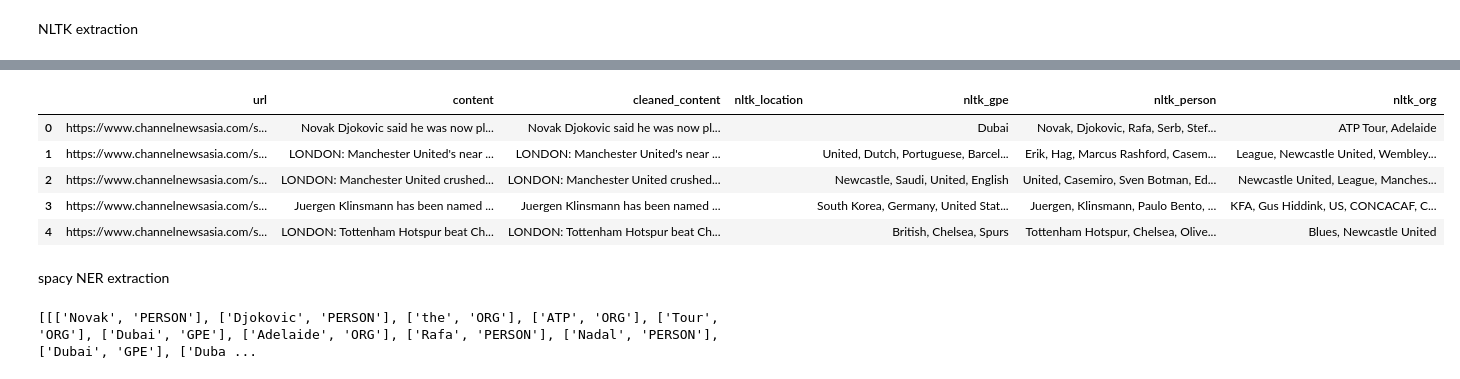
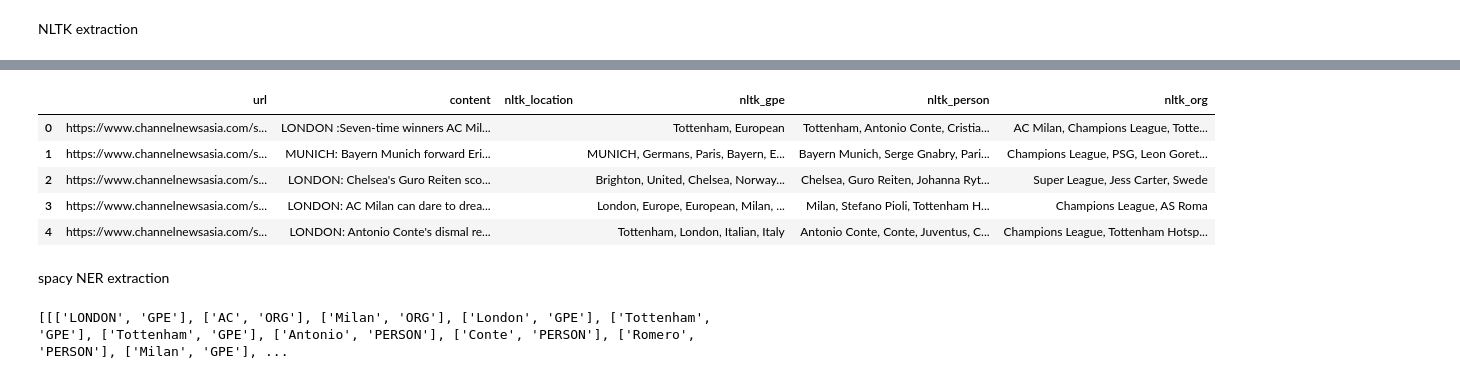
Before and after one commit to christine-kwan/News-Summarization, a Jupyter notebook: NER extraction.ipynb, the cells around one changed output, grey strips where cells are left out. Drawn from its saved outputs; the diff is of its cells as text; code cells hidden in the pictures.

```diff
--- a/NER extraction.ipynb
+++ b/NER extraction.ipynb
@@ -276,14 +241,10 @@ cnn.to_csv('cnn_cleaned_with_NER.csv')
 ### cna news
 # %%
 # Merging cna news into 1 dataframe
-cna_27feb = pd.read_csv('cna_27feb.csv')
-cna_28feb = pd.read_csv('cna_28feb.csv')
-cna_1mar = pd.read_csv('cna_1mar.csv')
-cna_2mar = pd.read_csv('cna_2mar.csv')
-cna_3mar = pd.read_csv('cna_3mar.csv')
-cna_8mar = pd.read_csv('cna_8mar.csv')
-cna_9mar = pd.read_csv('cna_9mar.csv')
-cna = pd.concat([cna_27feb, cna_28feb, cna_1mar, cna_2mar, cna_3mar, cna_8mar, cna_9mar])
+path = r'./text_preprocessing/cna_FINAL.csv' # use your path
+
+cna = pd.read_csv(path)
+cna = cna.loc[:,['url','content']]
 print(cna.shape)
-cna.head()
+cna
 # %% [output]
@@ -304,4 +264,0 @@ print(cleaned)
-# %%
-cna['cleaned_content'] = cleaned
-
-cna.head()
@@ -351,34 +301,34 @@ print(org_with_brac)
 # %%
 cna['location_with_brac'] = location_with_brac
 cna['gpe_with_brac'] = gpe_with_brac
 cna['person_with_brac'] = person_with_brac
 cna['org_with_brac'] = org_with_brac
 
 cna['nltk_location']=cna['location_with_brac'].apply(lambda x: ','.join(map(str, x)))
 cna['nltk_gpe'] = cna['gpe_with_brac'].apply(lambda x: ', '.join(map(str, x)))
 cna['nltk_person'] = cna['person_with_brac'].apply(lambda x: ', '.join(map(str, x)))
 cna['nltk_org'] = cna['org_with_brac'].apply(lambda x: ', '.join(map(str, x)))
 
-cna = cna.drop(columns=['location_with_brac','gpe_with_brac','person_with_brac', 'org_with_brac', 'Unnamed: 0'],axis = 1)
+cna = cna.drop(columns=['location_with_brac','gpe_with_brac','person_with_brac', 'org_with_brac'],axis = 1)
 
 cna.head()
 # %% [output]
-|  | url | content | cleaned_content | nltk_location | nltk_gpe | nltk_person | nltk_org |
-| 0 | https://www.channelnewsasia.com/s... | Novak Djokovic said he was now pl... | Novak Djokovic said he was now pl... |  | Dubai | Novak, Djokovic, Rafa, Serb, Stef... | ATP Tour, Adelaide |
-| 1 | https://www.channelnewsasia.com/s... | LONDON: Manchester United's near ... | LONDON: Manchester United's near ... |  | United, Dutch, Portuguese, Barcel... | Erik, Hag, Marcus Rashford, Casem... | League, Newcastle United, Wembley... |
-| 2 | https://www.channelnewsasia.com/s... | LONDON: Manchester United crushed... | LONDON: Manchester United crushed... |  | Newcastle, Saudi, United, English | United, Casemiro, Sven Botman, Ed... | Newcastle United, League, Manches... |
-| 3 | https://www.channelnewsasia.com/s... | Juergen Klinsmann has been named ... | Juergen Klinsmann has been named ... |  | South Korea, Germany, United Stat... | Juergen, Klinsmann, Paulo Bento, ... | KFA, Gus Hiddink, US, CONCACAF, C... |
-| 4 | https://www.channelnewsasia.com/s... | LONDON: Tottenham Hotspur beat Ch... | LONDON: Tottenham Hotspur beat Ch... |  | British, Chelsea, Spurs | Tottenham Hotspur, Chelsea, Olive... | Blues, Newcastle United |
+|  | url | content | nltk_location | nltk_gpe | nltk_person | nltk_org |
+| 0 | https://www.channelnewsasia.com/s... | LONDON :Seven-time winners AC Mil... |  | Tottenham, European | Tottenham, Antonio Conte, Cristia... | AC Milan, Champions League, Totte... |
+| 1 | https://www.channelnewsasia.com/s... | MUNICH: Bayern Munich forward Eri... |  | MUNICH, Germans, Paris, Bayern, E... | Bayern Munich, Serge Gnabry, Pari... | Champions League, PSG, Leon Goret... |
+| 2 | https://www.channelnewsasia.com/s... | LONDON: Chelsea's Guro Reiten sco... |  | Brighton, United, Chelsea, Norway... | Chelsea, Guro Reiten, Johanna Ryt... | Super League, Jess Carter, Swede |
+| 3 | https://www.channelnewsasia.com/s... | LONDON: AC Milan can dare to drea... |  | London, Europe, European, Milan, ... | Milan, Stefano Pioli, Tottenham H... | Champions League, AS Roma |
+| 4 | https://www.channelnewsasia.com/s... | LONDON: Antonio Conte's dismal re... |  | Tottenham, London, Italian, Italy | Antonio Conte, Conte, Juventus, C... | Champions League, Tottenham Hotsp... |
 # %% [markdown]
 spacy NER extraction
 # %%
-cont = cna['cleaned_content'].apply(nlp)
+cont = cna['content'].apply(nlp)
 
 cna_list = spacy_ner(cont)
 
 print(cna_list)
 # %% [output]
-[[['Novak', 'PERSON'], ['Djokovic', 'PERSON'], ['the', 'ORG'], ['ATP', 'ORG'], ['Tour', 'ORG'], ['Dubai', 'GPE'], ['Adelaide', 'ORG'], ['Rafa', 'PERSON'], ['Nadal', 'PERSON'], ['Dubai', 'GPE'], ['Duba ...
+[[['LONDON', 'GPE'], ['AC', 'ORG'], ['Milan', 'ORG'], ['London', 'GPE'], ['Tottenham', 'GPE'], ['Tottenham', 'GPE'], ['Antonio', 'PERSON'], ['Conte', 'PERSON'], ['Romero', 'PERSON'], ['Milan', 'GPE'], ...
 # %%
 sort = spacy_sorting(cna_list)
 
```
Also changed, not shown: parts of 21 cells of this notebook, 4 other files.
